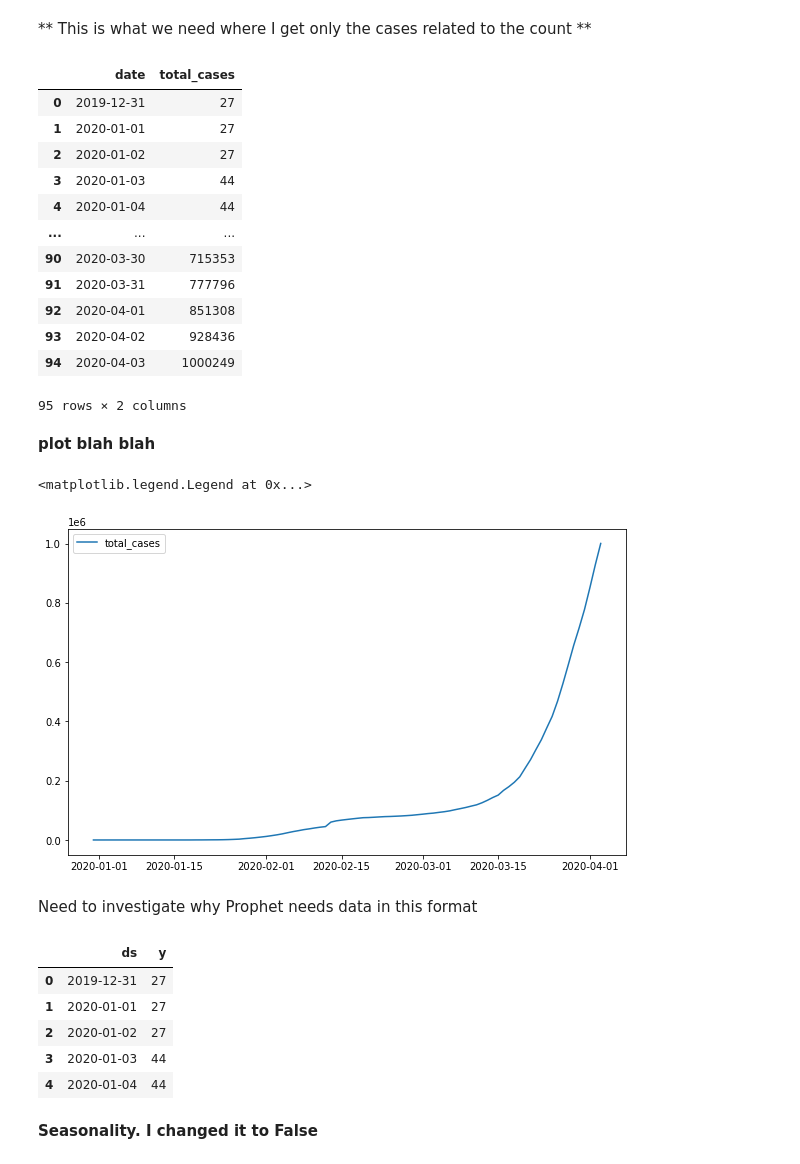
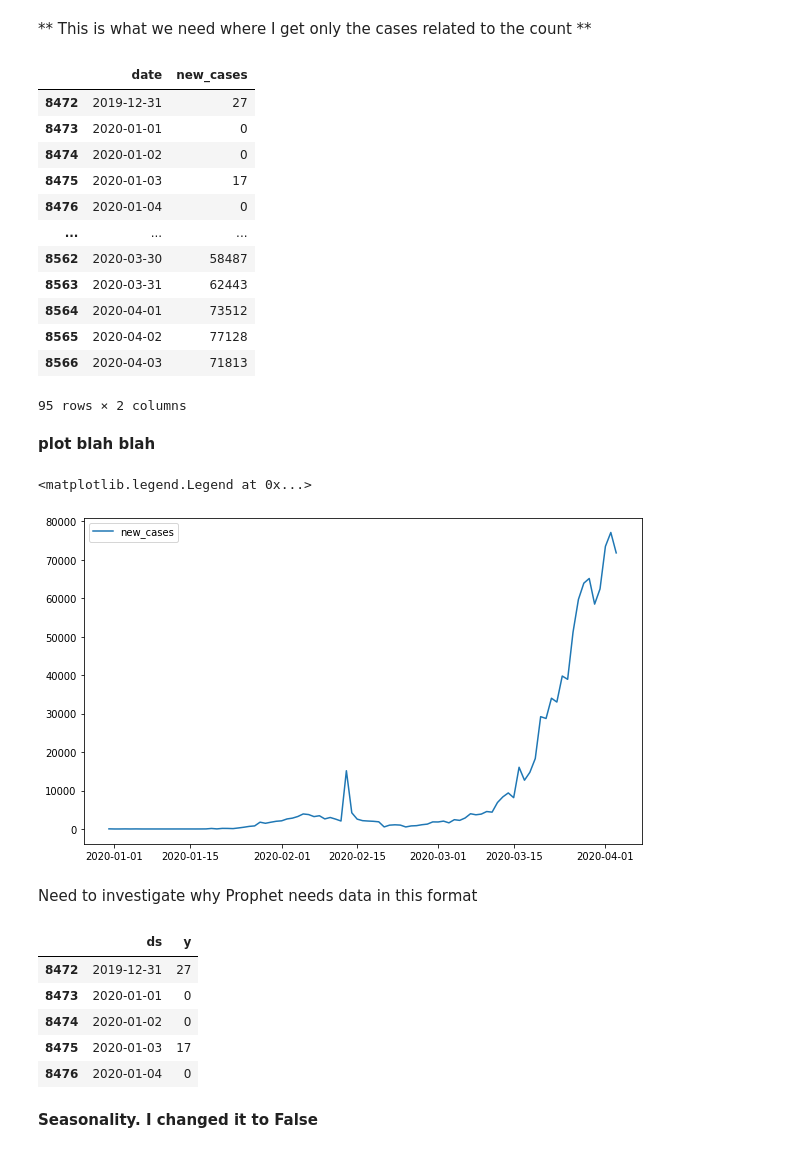
Before and after one commit to tmannem/CovidPOC, a Jupyter notebook: covidprophet.ipynb, the cells around one changed output. Saved outputs shown, nothing was run; the diff lists cells and outputs as text; code cells hidden in the pictures.

```diff
--- a/covidprophet.ipynb
+++ b/covidprophet.ipynb
@@ -60,33 +60,34 @@ memory usage: 5.2+ KB
 # %% [markdown]
 ** This is what we need where I get only the cases related to the count **
 # %%
-df3 = df2.groupby("date").total_cases.sum().reset_index()
+#df3 = df2.groupby("date").total_cases.sum().reset_index()
 #df3['date'] = pd.to_datetime(df2['date'])
+df3 = df2[['date','new_cases']]
 df3.head()
 df3.sort_values(by='date', ascending='true')
 # %% [output]
-|  | date | total_cases |
-| 0 | 2019-12-31 | 27 |
-| 1 | 2020-01-01 | 27 |
-| 2 | 2020-01-02 | 27 |
-| 3 | 2020-01-03 | 44 |
-| 4 | 2020-01-04 | 44 |
+|  | date | new_cases |
+| 8472 | 2019-12-31 | 27 |
+| 8473 | 2020-01-01 | 0 |
+| 8474 | 2020-01-02 | 0 |
+| 8475 | 2020-01-03 | 17 |
+| 8476 | 2020-01-04 | 0 |
 | ... | ... | ... |
-| 90 | 2020-03-30 | 715353 |
-| 91 | 2020-03-31 | 777796 |
-| 92 | 2020-04-01 | 851308 |
-| 93 | 2020-04-02 | 928436 |
-| 94 | 2020-04-03 | 1000249 |
+| 8562 | 2020-03-30 | 58487 |
+| 8563 | 2020-03-31 | 62443 |
+| 8564 | 2020-04-01 | 73512 |
+| 8565 | 2020-04-02 | 77128 |
+| 8566 | 2020-04-03 | 71813 |
 95 rows × 2 columns
 # %% [markdown]
 **plot blah blah**
 # %%
 plt.figure(figsize=(10,6))
 plt.plot(df3.set_index('date'))
-plt.legend(['total_cases'])
+plt.legend(['new_cases'])
 # %% [output]
 <matplotlib.legend.Legend at 0x...>
-[figure, old version]
+[figure, new version]
 # %% [markdown]
 Need to investigate why Prophet needs data in this format
 # %%
@@ -94,11 +95,11 @@ df3.columns = ['ds','y']
 df3.head()
 # %% [output]
 |  | ds | y |
-| 0 | 2019-12-31 | 27 |
-| 1 | 2020-01-01 | 27 |
-| 2 | 2020-01-02 | 27 |
-| 3 | 2020-01-03 | 44 |
-| 4 | 2020-01-04 | 44 |
+| 8472 | 2019-12-31 | 27 |
+| 8473 | 2020-01-01 | 0 |
+| 8474 | 2020-01-02 | 0 |
+| 8475 | 2020-01-03 | 17 |
+| 8476 | 2020-01-04 | 0 |
 # %% [markdown]
 **Seasonality. I changed it to False**
 # %%
```
Also changed, not shown: parts of 5 cells of this notebook.
